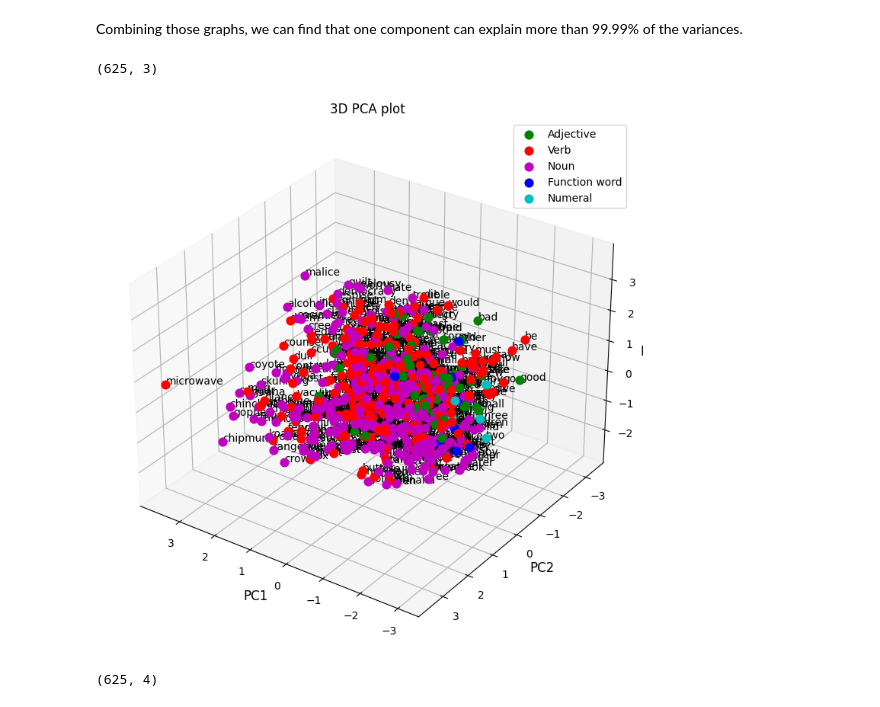
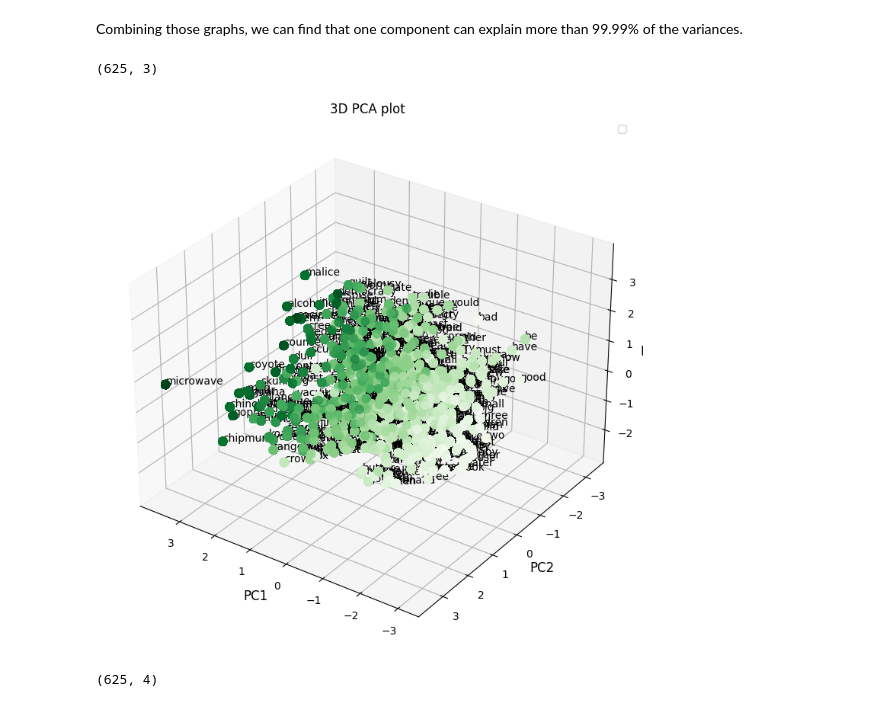
Before and after one commit to hassan3301/COG403Project, a Jupyter notebook: pca.ipynb, the cells around one changed output. Saved outputs shown, nothing was run; the diff lists cells and outputs as text; code cells hidden in the pictures.

```diff
--- a/pca.ipynb
+++ b/pca.ipynb
@@ -41,6 +40,7 @@ plt.show()
 merged_scaled_df=merged_df.copy()
 merged_scaled_df=pd.DataFrame(scaler.fit_transform(merged_scaled_df), columns=merged_scaled_df.columns)
 merged_scaled_df.head()
+aoa_val = merged_scaled_df.loc[:,"AoA"]
 sn.heatmap(merged_scaled_df.head(), annot=True)
 # %% [output]
 <Axes: ylabel='Word'>
@@ -108,36 +108,47 @@ Combining those graphs, we can find that one component can explain more than 99.
 td_pca = PCA(n_components=3)
 td_pca.fit(merged_scaled_df)
 pca_merged = td_pca.transform(merged_scaled_df)
 print(np.shape(pca_merged))
 Xax = pca_merged[:,0]
 Yax = pca_merged[:,1]
 Zax = pca_merged[:,2]
 
 fig = plt.figure(figsize=(14,9))
 ax = fig.add_subplot(111, projection='3d')
 for i in range(len(Xax)):
-    # if word_df.at[i, 'Word'] ==
-    ax.scatter(Xax[i], Yax[i], Zax[i], c=cdict[word_type[i]], s=60, label=label[word_type[i]])
+    # if word_df.at[i, 'Word'] in ['microwave', 'socialist', 'democracy',
+    #                              'cry', 'foot', 'leg',
+    #                              'do', 'have', 'be',
+    #                              'microwave', 'party', 'quiet',
+    #                              'delight', 'hug', 'happy',
+    #                              'kill', 'death', 'harm',
+    #                              'alarm', 'die', 'spider',
+    #                              'empty', 'comb', 'solid',
+    #                              'clang', 'howl', 'hiss',
+    #                              'microwave','penguin', 'sea',
+    #                              'tree', 'water',
+    #                              'concept', 'belong', 'ought']:
+    ax.scatter(Xax, Yax, Zax, c=aoa_val, s=60, cmap='Greens')
     ax.text(Xax[i], Yax[i], Zax[i],  '%s' % (word_df.at[i, 'Word']), size=10, zorder=1, color='k')
 ax.set_xlabel("PC1",
               fontsize=12)
 ax.set_ylabel("PC2",
               fontsize=12)
 ax.set_zlabel("PC3",
               fontsize=12)
 ax.view_init(30, 125)
 handles, labels = ax.get_legend_handles_labels()
 handle_list, label_list = [], []
 for handle, label in zip(handles, labels):
     if label not in label_list:
         handle_list.append(handle)
         label_list.append(label)
 plt.legend(handle_list, label_list)
 plt.title("3D PCA plot")
 plt.show()
 # %% [output]
 (625, 3)
-[figure, old version]
+[figure, new version]
 # %%
 five_pca = PCA(n_components=4)
 five_pca.fit(merged_scaled_df)
```
Also changed, not shown: parts of 2 cells of this notebook.
